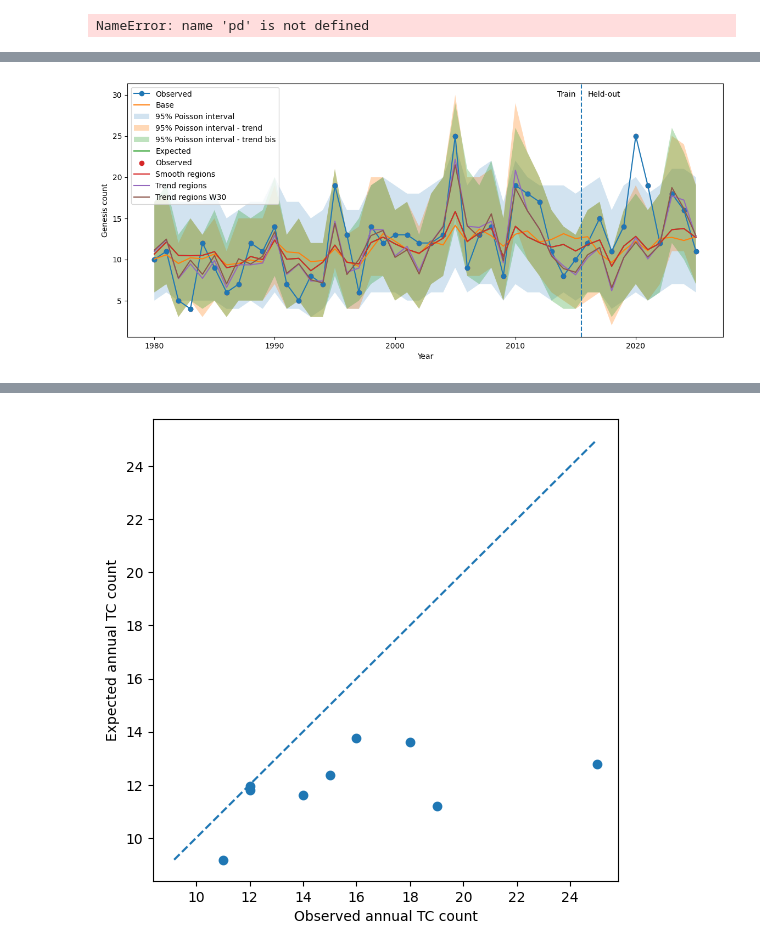
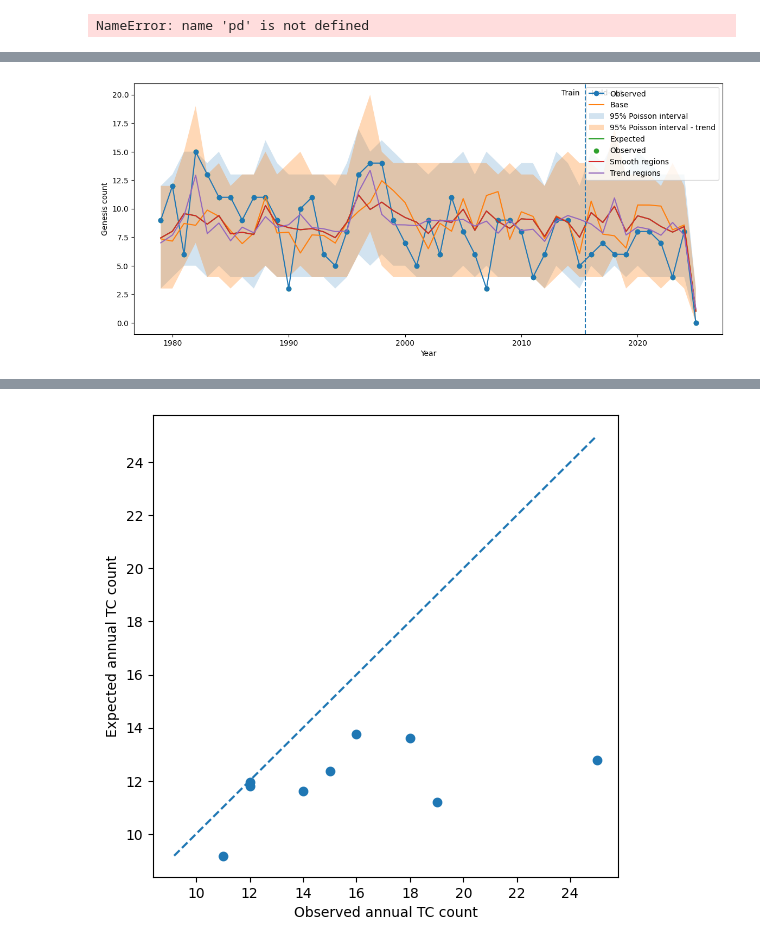
Before and after one commit to Catmosphere314/CATMOSPHERE-STORM, a Jupyter notebook: NOTEBOOKS/SP_tc_genesis_poisson_1deg_v1.ipynb, the cells around one changed output, grey strips where cells are left out. Saved outputs shown, nothing was run; the diff lists cells and outputs as text; code cells hidden in the pictures.

```diff
--- a/NOTEBOOKS/SP_tc_genesis_poisson_1deg_v1.ipynb
+++ b/NOTEBOOKS/SP_tc_genesis_poisson_1deg_v1.ipynb
@@ -2023,31 +2296,22 @@ historical_soft["mu_trend_bis"] = m_trend_bis.predict(
 # %%
-annual_base = historical.groupby("year", as_index=False).agg(
+annual_base = historical.groupby("season_year", as_index=False).agg(
     observed=("genesis_count", "sum"),
     expected_base=("mu_base", "sum"),
 )
-annual_smooth = historical_soft.groupby("year", as_index=False).agg(
+annual_smooth = historical_soft.groupby("season_year", as_index=False).agg(
     expected_smooth=("mu_smooth", "sum"),
 )
-annual_trend = historical_soft.groupby("year", as_index=False).agg(
+annual_trend = historical_soft.groupby("season_year", as_index=False).agg(
     expected_trend=("mu_trend", "sum"),
-)
-
-annual_trend_bis = historical_soft.groupby("year", as_index=False).agg(
-    expected_trend_bis=("mu_trend_bis", "sum"),
 )
 annual = annual_base.merge(
     annual_smooth,
-    on="year",
+    on="season_year",
     how="left",
 )
 annual = annual.merge(
     annual_trend,
-    on="year",
-    how="left",
-)
-annual = annual.merge(
-    annual_trend_bis,
-    on="year",
+    on="season_year",
     how="left",
 )
 
@@ -2085,12 +2349,12 @@ annual["base_high"] = poisson.ppf(
 )
 
 annual["smooth_low"] = poisson.ppf(
-    0.025,
+    0.05,
     annual["expected_smooth"],
 )
 
 annual["smooth_high"] = poisson.ppf(
-    0.975,
+    0.95,
     annual["expected_smooth"],
 )
 
@@ -2105,32 +2369,21 @@ annual["trend_high"] = poisson.ppf(
 )
 
 
-annual["trend_bis_low"] = poisson.ppf(
-    0.05,
-    annual["expected_trend_bis"],
-)
-
-annual["trend_bis_high"] = poisson.ppf(
-    0.95,
-    annual["expected_trend_bis"],
-)
-
-
 ax.plot(
-    annual["year"],
+    annual["season_year"],
     annual["observed"],
     marker="o",
     label="Observed",
 )
 
 ax.plot(
-    annual["year"],
+    annual["season_year"],
     annual["expected_base"],
     label="Base",
 )
 
 ax.fill_between(
-    annual["year"],
+    annual["season_year"],
     annual["smooth_low"],
     annual["smooth_high"],
     alpha=0.2,
@@ -2139,7 +2392,7 @@ ax.fill_between(
 
 
 ax.fill_between(
-    annual["year"],
+    annual["season_year"],
     annual["trend_low"],
     annual["trend_high"],
     alpha=0.3,
@@ -2147,68 +2400,54 @@ ax.fill_between(
 )
 
 
-ax.fill_between(
-    annual["year"],
-    annual["trend_bis_low"],
-    annual["trend_bis_high"],
-    alpha=0.3,
-    label="95% Poisson interval - trend bis",
-)
-
 ax.plot(
-    annual["year"],
+    annual["season_year"],
     annual["expected_smooth"],
     label="Expected",
 )
 
 ax.scatter(
-    annual["year"],
+    annual["season_year"],
     annual["observed"],
     label="Observed",
 )
 
 ax.plot(
-    annual["year"],
+    annual["season_year"],
     annual["expected_smooth"],
     label="Smooth regions",
 )
 
 ax.plot(
-    annual["year"],
+    annual["season_year"],
     annual["expected_trend"],
     label="Trend regions",
-)
-
-ax.plot(
-    annual["year"],
-    annual["expected_trend_bis"],
-    label="Trend regions W30",
 )
 
 ax.axvline(
     CFG.first_test_year - 0.5,
     linestyle="--",
 )
 
 ax.text(
     CFG.first_test_year - 1,
     ax.get_ylim()[1] * 0.95,
     "Train",
     ha="right",
 )
 
 ax.text(
     CFG.first_test_year,
     ax.get_ylim()[1] * 0.95,
     "Held-out",
     ha="left",
 )
 
 ax.set_xlabel("Year")
 ax.set_ylabel("Genesis count")
 ax.legend()
 
 plt.show()
 # %% [output]
-[figure, old version]
+[figure, new version]
 # %%
```
Also changed, not shown: parts of 38 cells of this notebook.
